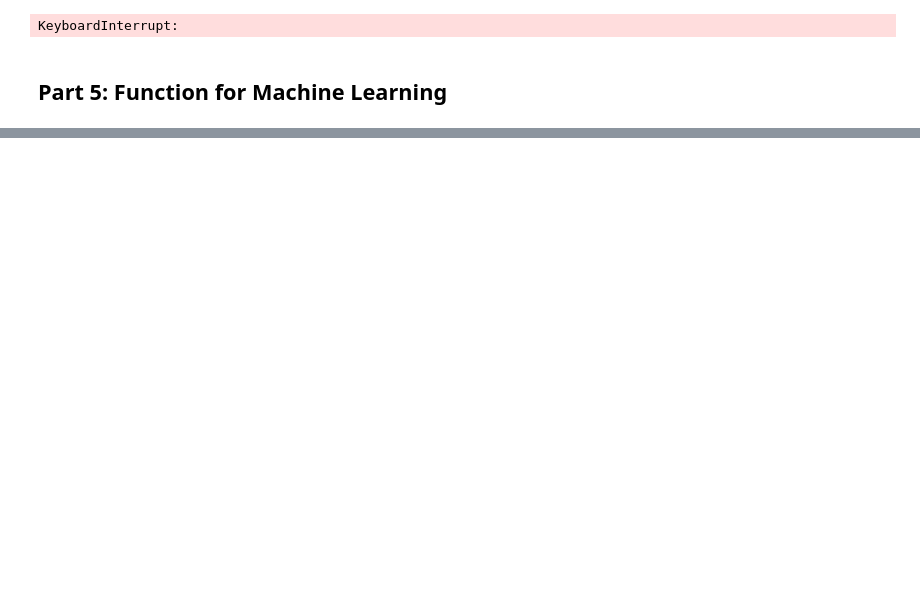
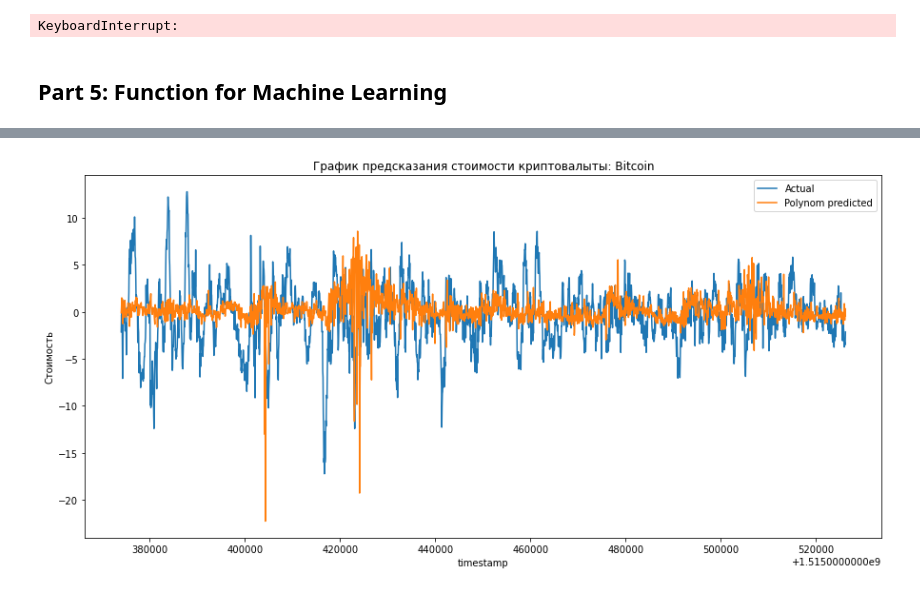
Before and after one commit to paskag/G_Research_Crypto_Forecast, a Jupyter notebook: machine_learning/G-Research_Crypto_Forecast.ipynb, the cells around one changed output, grey strips where cells are left out. Drawn from its saved outputs; the diff is of its cells as text; code cells hidden in the pictures; blank space fills up the shorter version.

```diff
--- a/machine_learning/G-Research_Crypto_Forecast.ipynb
+++ b/machine_learning/G-Research_Crypto_Forecast.ipynb
@@ -796,2 +868,33 @@ Wall time: 140 ms
+# %%
+def train_polynom(name):
+    #подготовка данных
+    crypto = df_without_null[df_without_null["Name"] == name]
+    features = df_without_null.drop(["timestamp", "Asset_ID", "Count", "Name", "Target"], axis=1).columns
+    sc = StandardScaler()
+    crypto_scaled = sc.fit_transform(crypto.drop(["timestamp", "Asset_ID", "Count", "Name", "Target"], axis=1))
+    crypto_scaled = pd.DataFrame(crypto_scaled, columns=features)
+    crypto_scaled["Target"] = list(crypto["Target"])
+    X = crypto_scaled.drop("Target", axis=1)
+    y = crypto["Target"]
+    X_train, y_train = X[:int(X.shape[0] * 0.8)], y[:int(X.shape[0] * 0.8)]
+    X_valid, y_valid = X[int(X.shape[0] * 0.8):], y[int(X.shape[0] * 0.8):]
+    #y_train, y_valid = y_train * 1000, y_valid * 1000
+    #полином
+    pol = PolynomialFeatures(degree=2)
+    X_train_pol = pol.fit_transform(X_train)
+    X_valid_pol = pol.transform(X_valid)
+    lr_pol = LinearRegression()
+    lr_pol.fit(X_train_pol, y_train)
+    pol_mae = round(mean_absolute_error(y_valid, lr_pol.predict(X_valid_pol)), 7)
+    #график
+    plt.figure(figsize=(15, 7))
+    sns.lineplot(x=crypto["timestamp"][int(X.shape[0] * 0.8):], y=y_valid)
+    sns.lineplot(x=crypto["timestamp"][int(X.shape[0] * 0.8):], y=lr_pol.predict(X_valid_pol))
+    plt.title(f"График предсказания стоимости криптовалыты: {name}")
+    plt.ylabel("Стоимость")
+    plt.legend(["Actual", "Polynom predicted"])
+    #оценка метрики
+    print(f"Для криптовалюты {name} MAE на Polynom: {pol_mae}")
+    print()
 # %%
 %%time
@@ -799,3 +909,4 @@ ml_crypto("Bitcoin Cash")
 # %%
 %%time
-ml_crypto("Binance Coin")
+train_polynom("Bitcoin")
+# %% [output]
@@ -801,0 +917 @@ ml_crypto("Binance Coin")
+[figure, added]
```
Also changed, not shown: parts of 27 cells of this notebook, 4 other files.
